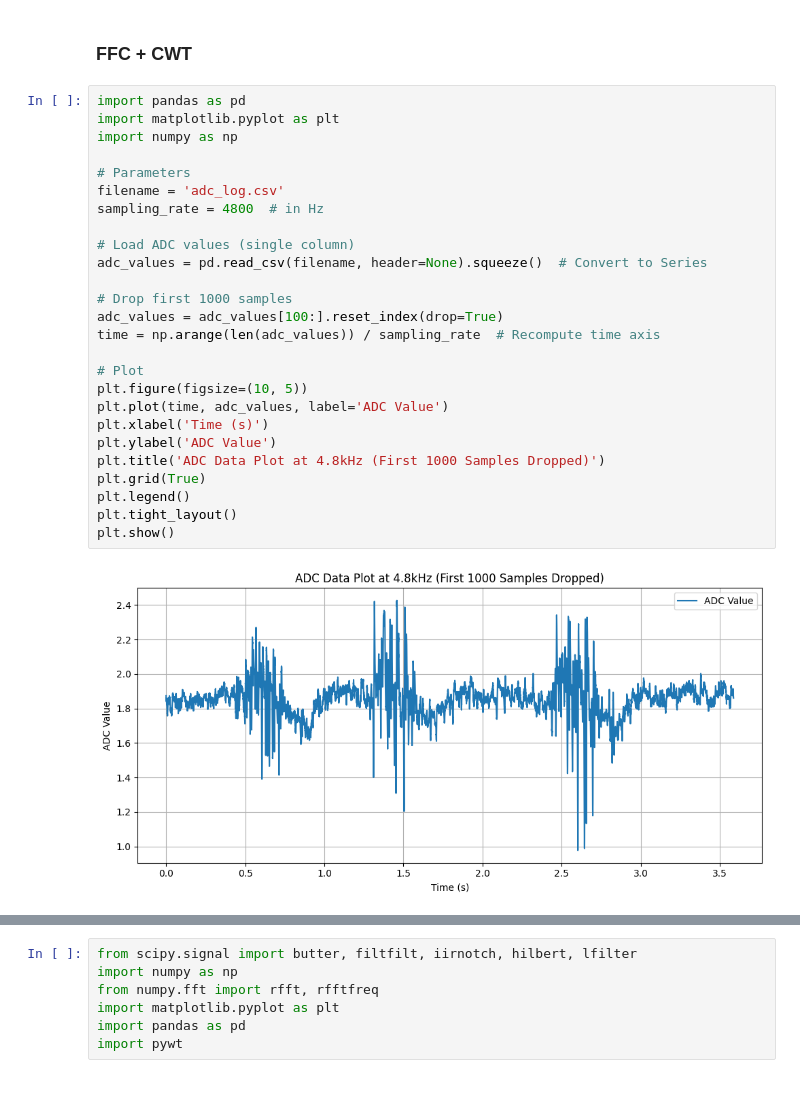
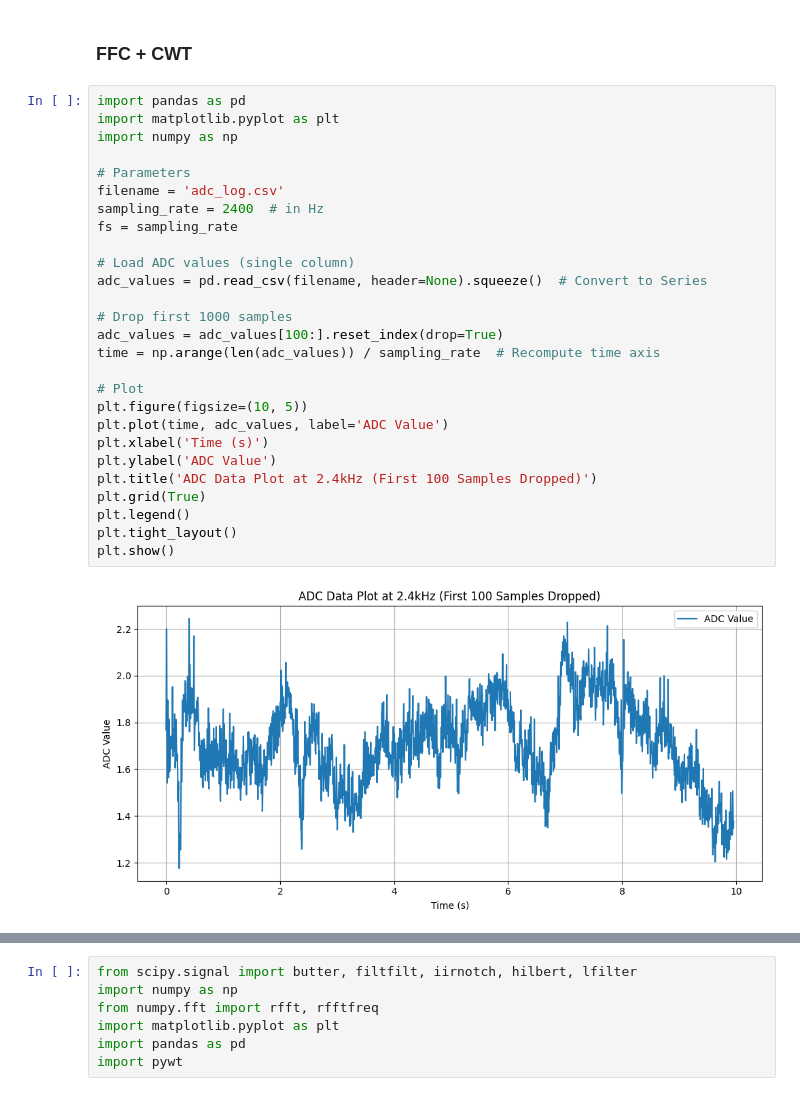
Before and after one commit to OlaffoJaszczur/CWT_magisterka, a Jupyter notebook: sygnal copy.ipynb, the cells around one changed output, grey strips where cells are left out. Drawn from its saved outputs; the diff is of its cells as text.

```diff
--- a/sygnal copy.ipynb
+++ b/sygnal copy.ipynb
@@ -42,31 +3,32 @@
 # %%
 import pandas as pd
 import matplotlib.pyplot as plt
 import numpy as np
 
 # Parameters
 filename = 'adc_log.csv'
-sampling_rate = 4800  # in Hz
+sampling_rate = 2400  # in Hz
+fs = sampling_rate
 
 # Load ADC values (single column)
 adc_values = pd.read_csv(filename, header=None).squeeze()  # Convert to Series
 
 # Drop first 1000 samples
 adc_values = adc_values[100:].reset_index(drop=True)
 time = np.arange(len(adc_values)) / sampling_rate  # Recompute time axis
 
 # Plot
 plt.figure(figsize=(10, 5))
 plt.plot(time, adc_values, label='ADC Value')
 plt.xlabel('Time (s)')
 plt.ylabel('ADC Value')
-plt.title('ADC Data Plot at 4.8kHz (First 1000 Samples Dropped)')
+plt.title('ADC Data Plot at 2.4kHz (First 100 Samples Dropped)')
 plt.grid(True)
 plt.legend()
 plt.tight_layout()
 plt.show()
 # %% [output]
-[figure, old version]
+[figure, new version]
 # %%
 # FFT of the original signal
 n = len(adc_values)
```
Also changed, not shown: parts of 12 cells of this notebook, 28 other files.
